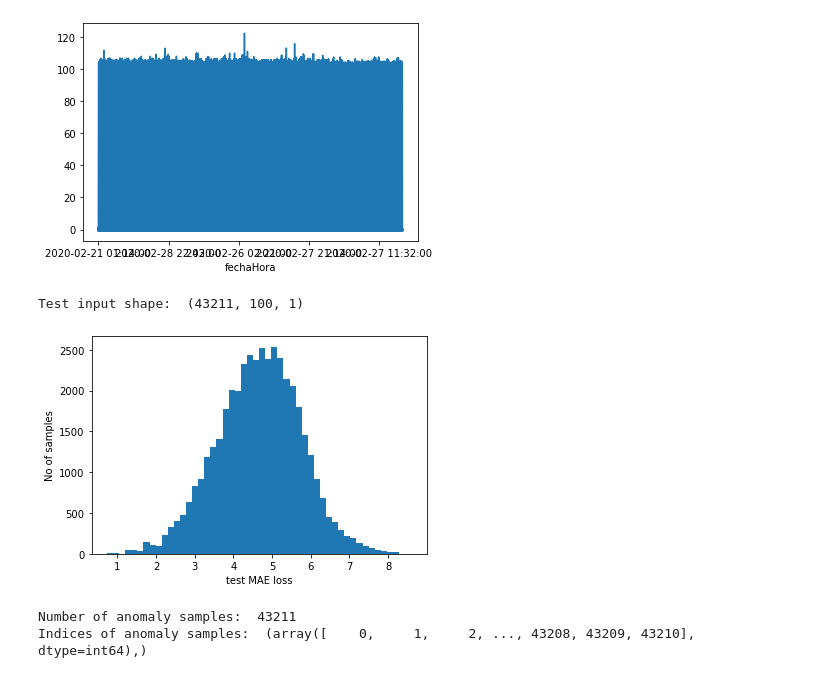
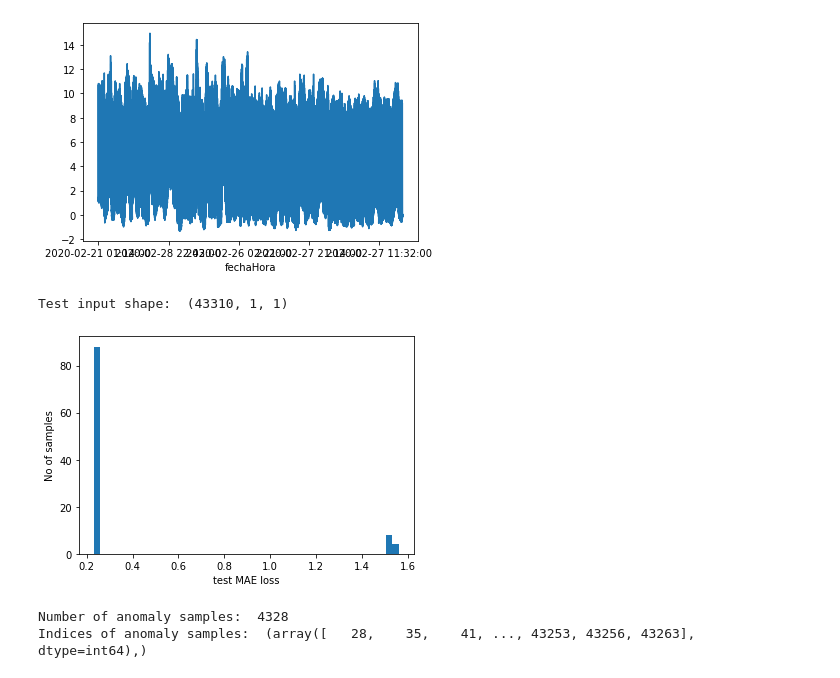
Before and after one commit to ferrcho024/Objetive_1, a Jupyter notebook: Outlier Detection/Autoencoder_MSE.ipynb, the cells around one changed output. Cells and saved outputs as stored; diff of their text form; code cells hidden in the pictures.

Commit message:
Anomalies detection fixed. No work well with Delta as an input value. TIME_STEPS = 1, because of de mean in the test_mae_lost

```diff
--- a/Outlier Detection/Autoencoder_MSE.ipynb
+++ b/Outlier Detection/Autoencoder_MSE.ipynb
@@ -50,7 +50,8 @@ for en in nodo_entreno:
 entrenamiento["fechaHora"] = entrenamiento["fecha"] + " " + entrenamiento["hora"]
 diferencias (entrenamiento,[variable],redondeo)
 
-df_small_noise = entrenamiento.loc[:,["fechaHora", variable+"_dif"]]
+#df_small_noise = entrenamiento.loc[:,["fechaHora", variable+"_dif"]]
+df_small_noise = entrenamiento.loc[:,["fechaHora", variable]]
 #pd.to_datetime(df_small_noise["fechaHora"])
 df_small_noise.set_index("fechaHora", inplace=True)
 
@@ -60,7 +61,8 @@ prediccion["fechaHora"] = prediccion["fecha"] + " " + prediccion["hora"]
 prediccion_ori, prediccion, outliers = synthetic_data(prediccion,0.1,20)
 diferencias (prediccion,[variable],redondeo)
 
-df_daily_jumpsup = prediccion.loc[:,["fechaHora", variable+"_dif"]]
+#df_daily_jumpsup = prediccion.loc[:,["fechaHora", variable+"_dif"]]
+df_daily_jumpsup = prediccion.loc[:,["fechaHora", variable]]
 pd.to_datetime(df_daily_jumpsup["fechaHora"])
 df_daily_jumpsup.set_index("fechaHora", inplace=True)
 
@@ -72,7 +74,7 @@ df_training_value = (df_small_noise - training_mean) / training_std
 
 print("Number of training samples:", len(df_training_value))
 
-TIME_STEPS = 100
+TIME_STEPS = 1
 
 # Generated training sequences for use in the model.
 def create_sequences(values, time_steps=TIME_STEPS):
@@ -171,30 +173,30 @@ Reconstruction error threshold:  0.4881329966441113
 # %%
 df_test_value = (df_daily_jumpsup - training_mean) / training_std
 fig, ax = plt.subplots()
 df_test_value.plot(legend=False, ax=ax)
 plt.show()
 
 # Create sequences from test values.
 x_test = create_sequences(df_test_value.values)
 print("Test input shape: ", x_test.shape)
 
 # Get test MAE loss.
 x_test_pred = model.predict(x_test)
 test_mae_loss = np.mean(np.abs(x_test_pred - x_test), axis=1)
 test_mae_loss = test_mae_loss.reshape((-1))
 
-plt.hist(test_mae_loss, bins=50)
+plt.hist(test_mae_loss[0:100], bins=50)
 plt.xlabel("test MAE loss")
 plt.ylabel("No of samples")
 plt.show()
 
 # Detect all the samples which are anomalies.
 anomalies = test_mae_loss > threshold
 print("Number of anomaly samples: ", np.sum(anomalies))
 print("Indices of anomaly samples: ", np.where(anomalies))
 # %% [output]
-[figure, old version]
+[figure, new version]
-Test input shape:  (43211, 100, 1)
+Test input shape:  (43310, 1, 1)
-[figure, old version]
+[figure, new version]
-Number of anomaly samples:  43211
-Indices of anomaly samples:  (array([    0,     1,     2, ..., 43208, 43209, 43210], dtype=int64),)
+Number of anomaly samples:  4328
+Indices of anomaly samples:  (array([   28,    35,    41, ..., 43253, 43256, 43263], dtype=int64),)
```
Also changed, not shown: parts of 6 cells of this notebook.
